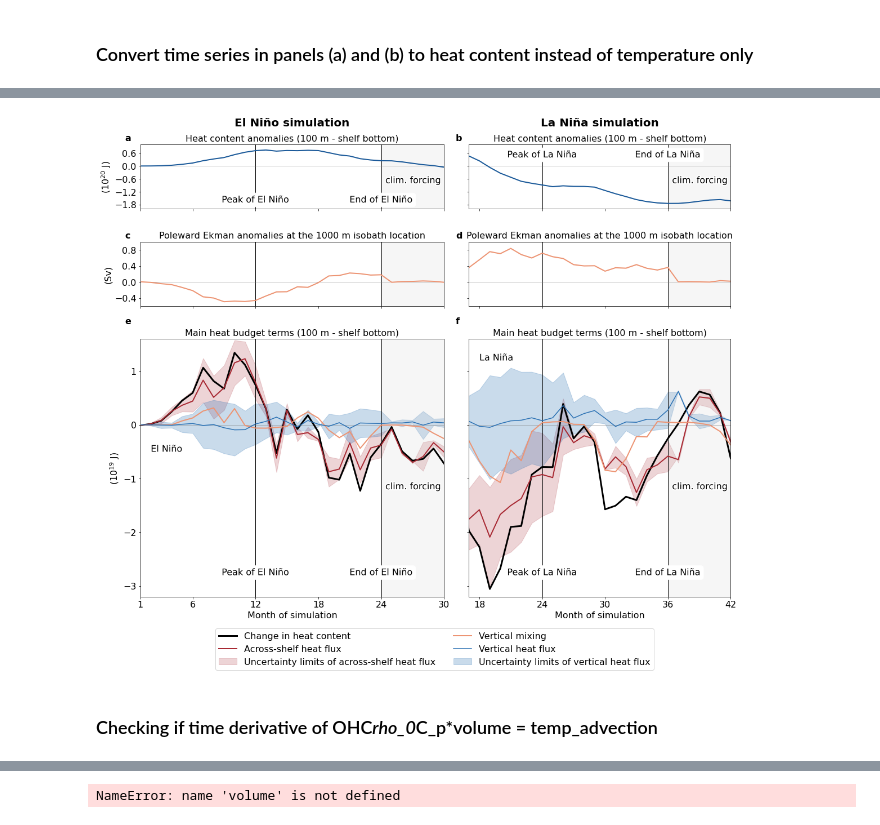
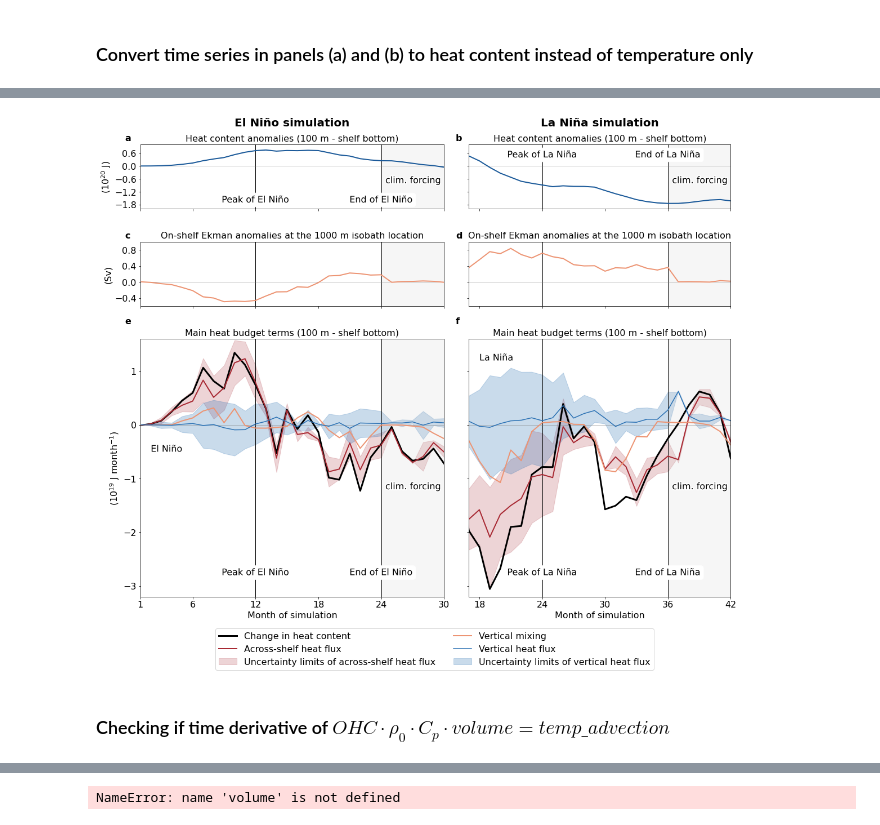
Before and after one commit to mauricehuguenin/ENSO-Antarctica_scripts, a Jupyter notebook: time_series_N34_and_simulated_N34_along_with_temps_submitted.ipynb, the cells around one changed output, grey strips where cells are left out. Cells and saved outputs as stored; diff of their text form; code cells hidden in the pictures.

```diff
--- a/time_series_N34_and_simulated_N34_along_with_temps_submitted.ipynb
+++ b/time_series_N34_and_simulated_N34_along_with_temps_submitted.ipynb
@@ -1240,12 +1240,12 @@ for f in [2,3,4,5,6,7]:
 
     if f == 4:
         ax1 = plt.subplot(gs[2,0]); plt.axvline(12, c = 'k', linewidth=1); plt.axvline(24, c = 'k', linewidth=1)
-        plt.axhline(0, c = 'grey', linewidth=.5); title_str = 'Poleward Ekman anomalies at the 1000 m isobath location'
+        plt.axhline(0, c = 'grey', linewidth=.5); title_str = 'On-shelf Ekman anomalies at the 1000 m isobath location'
         plt.plot(time_EN, poleward_Ekman_EN, linewidth=2, color=rotblau[6])
         plt.ylabel('(Sv)', fontsize=16)
     if f == 5:
         ax1 = plt.subplot(gs[2,1]); plt.axvline(24, c = 'k', linewidth=1); plt.axvline(36, c = 'k', linewidth=1)
-        plt.axhline(0, c = 'grey', linewidth=.5); title_str = 'Poleward Ekman anomalies at the 1000 m isobath location'
+        plt.axhline(0, c = 'grey', linewidth=.5); title_str = 'On-shelf Ekman anomalies at the 1000 m isobath location'
         plt.plot(time_LN, poleward_Ekman_LN, linewidth=2, color=rotblau[6])
 
     # simulated heat budget terms
@@ -1314,7 +1314,7 @@ for f in [2,3,4,5,6,7]:
 
     if f == 6:
         plt.title('El Niño', fontsize=16)
-        ax1.set_ylabel('(10$^{19}$ J)', color='k', fontsize=16) # hide x-axis label
+        ax1.set_ylabel('(10$^{19}$ J month$^{-1}$)', color='k', fontsize=16) # hide x-axis label
     if f == 7:
         plt.title('La Niña', fontsize=16)
         ax1.set_yticklabels([]); ax1.set(ylabel=None)
@@ -1451,6 +1451,6 @@ Wall time: 2.64 s
-[figure, old version]
+[figure, new version]
 # %% [markdown]
-### Checking if time derivative of OHC*rho_0*C_p*volume = temp_advection
+### Checking if time derivative of $OHC \cdot \rho_0 \cdot C_p \cdot volume = temp\_advection$
 # %%
 %%time
 ds = xr.open_mfdataset('/g/data/e14/mv7494/access-om2/archive/01deg_jra55_ryf_LNFull_transport/output976/ocean/ocean_heat.nc')
```
Also changed, not shown: parts of 29 cells of this notebook.
